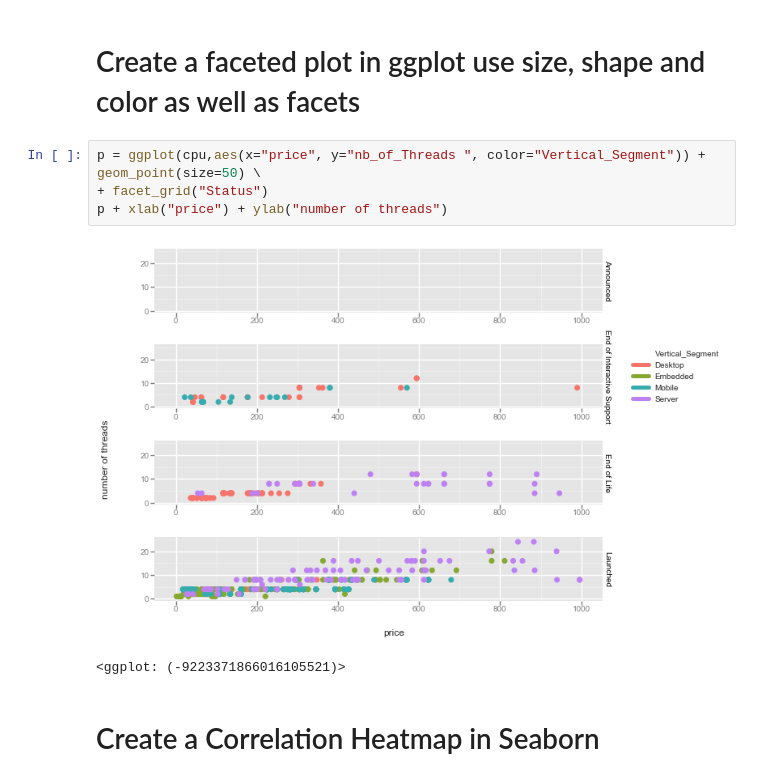
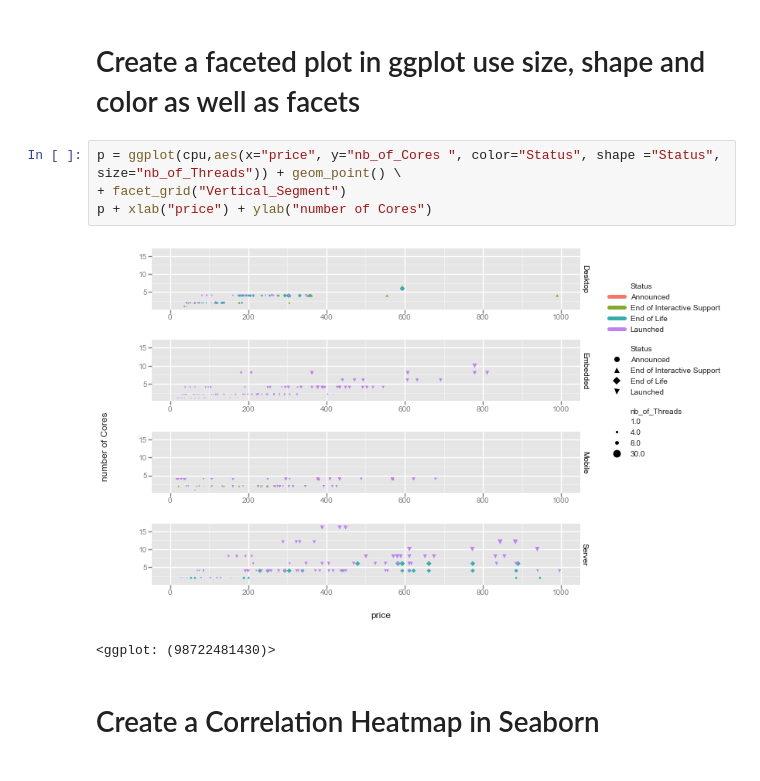
Before and after one commit to yiqingyang75/machine_learning_assign, a Jupyter notebook: py/Assignment 3.ipynb, the cells around one changed output. Saved outputs shown, nothing was run; the diff lists cells and outputs as text.

```diff
--- a/py/Assignment 3.ipynb
+++ b/py/Assignment 3.ipynb
@@ -30,12 +75,12 @@ cpu.head()
 # %% [markdown]
 # Create a faceted plot in ggplot use size, shape and color as well as facets
 # %%
-p = ggplot(cpu,aes(x="price", y="nb_of_Threads ", color="Vertical_Segment")) + geom_point(size=50) \
-+ facet_grid("Status")
-p + xlab("price") + ylab("number of threads")
+p = ggplot(cpu,aes(x="price", y="nb_of_Cores ", color="Status", shape ="Status", size="nb_of_Threads")) + geom_point() \
++ facet_grid("Vertical_Segment")
+p + xlab("price") + ylab("number of Cores")
 # %% [output]
-[figure, old version]
+[figure, new version]
-<ggplot: (-9223371866016105521)>
+<ggplot: (98722481430)>
 # %% [markdown]
 # Create a Correlation Heatmap in Seaborn
 # %%
```
Also changed, not shown: parts of 4 cells of this notebook.
